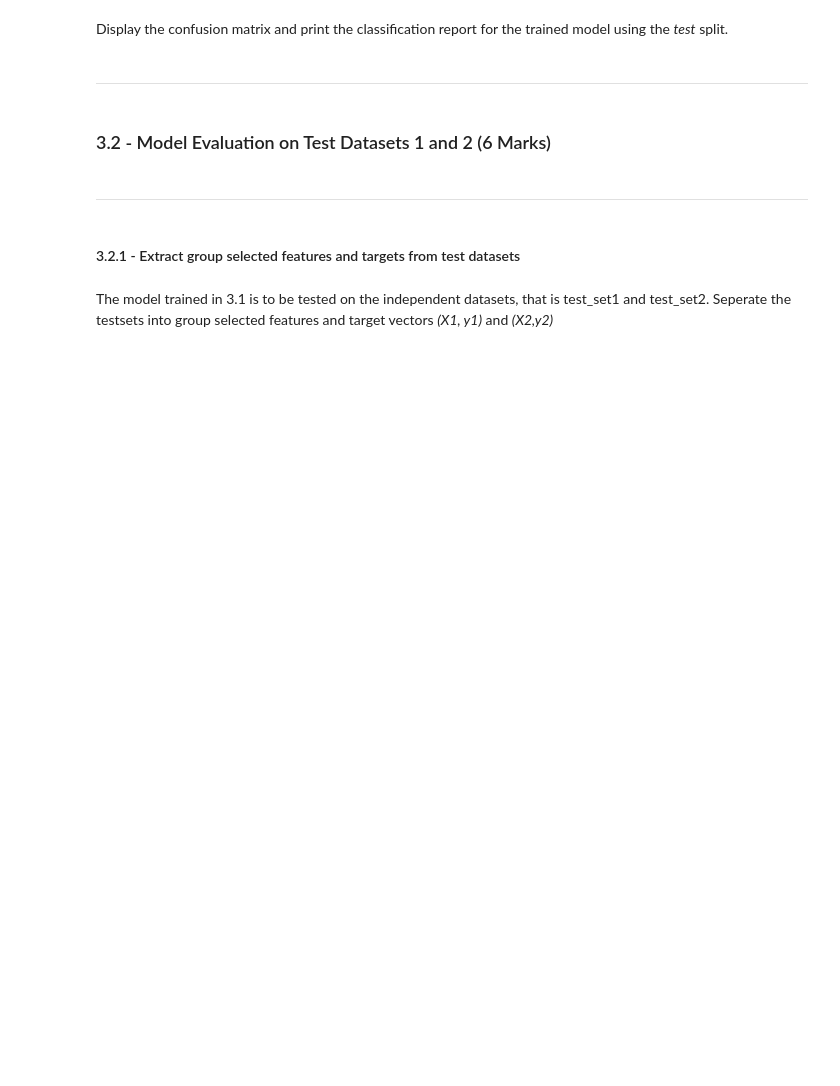
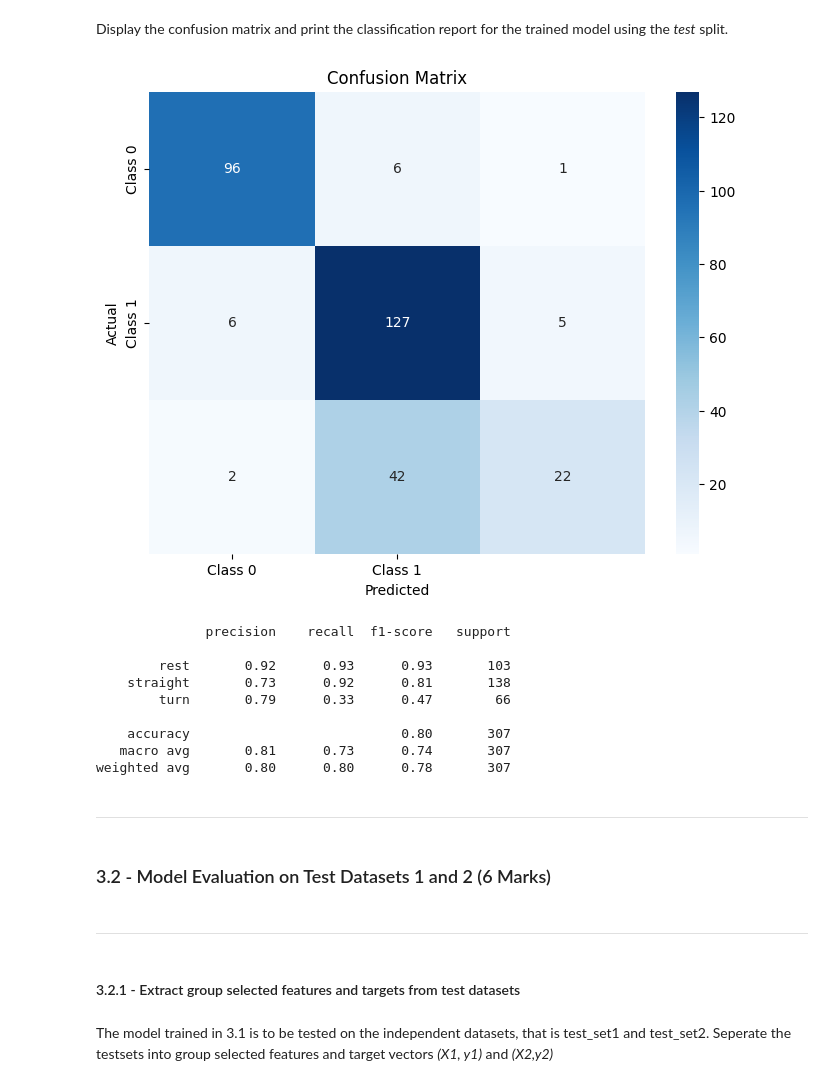
Before and after one commit to KushalDoshi17/engg680_2024_fall, a Jupyter notebook: Lab_Assignment4/Assignment 4.ipynb, the cells around one changed output. Drawn from its saved outputs; the diff is of its cells as text; code cells hidden in the pictures; blank space fills up the shorter version.

```diff
--- a/Lab_Assignment4/Assignment 4.ipynb
+++ b/Lab_Assignment4/Assignment 4.ipynb
@@ -649,6 +767,33 @@ Print the results from the grid search. The following outputs must be printed.
 Display the confusion matrix and print the classification report for the trained model using the *test* split.
 # %%
 # TODO - Display confusion matrix and print classification report
+# %%
+
+from sklearn.metrics import confusion_matrix, classification_report
+import seaborn as sns
+import matplotlib.pyplot as plt
+
+cm = confusion_matrix(y_test, y_pred)
+
+plt.figure(figsize=(8, 6))
+sns.heatmap(cm, annot=True, fmt='d', cmap='Blues', xticklabels=['Class 0', 'Class 1'], yticklabels=['Class 0', 'Class 1'])
+plt.ylabel('Actual')
+plt.xlabel('Predicted')
+plt.title('Confusion Matrix')
+plt.show()
+
+print(classification_report(y_test, y_pred))
+# %% [output]
+[figure, added]
+              precision    recall  f1-score   support
+
+        rest       0.92      0.93      0.93       103
+    straight       0.73      0.92      0.81       138
+        turn       0.79      0.33      0.47        66
+
+    accuracy                           0.80       307
+   macro avg       0.81      0.73      0.74       307
+weighted avg       0.80      0.80      0.78       307
 # %% [markdown]
 ___
 # %% [markdown]
```
Also changed, not shown: parts of 29 cells of this notebook.
